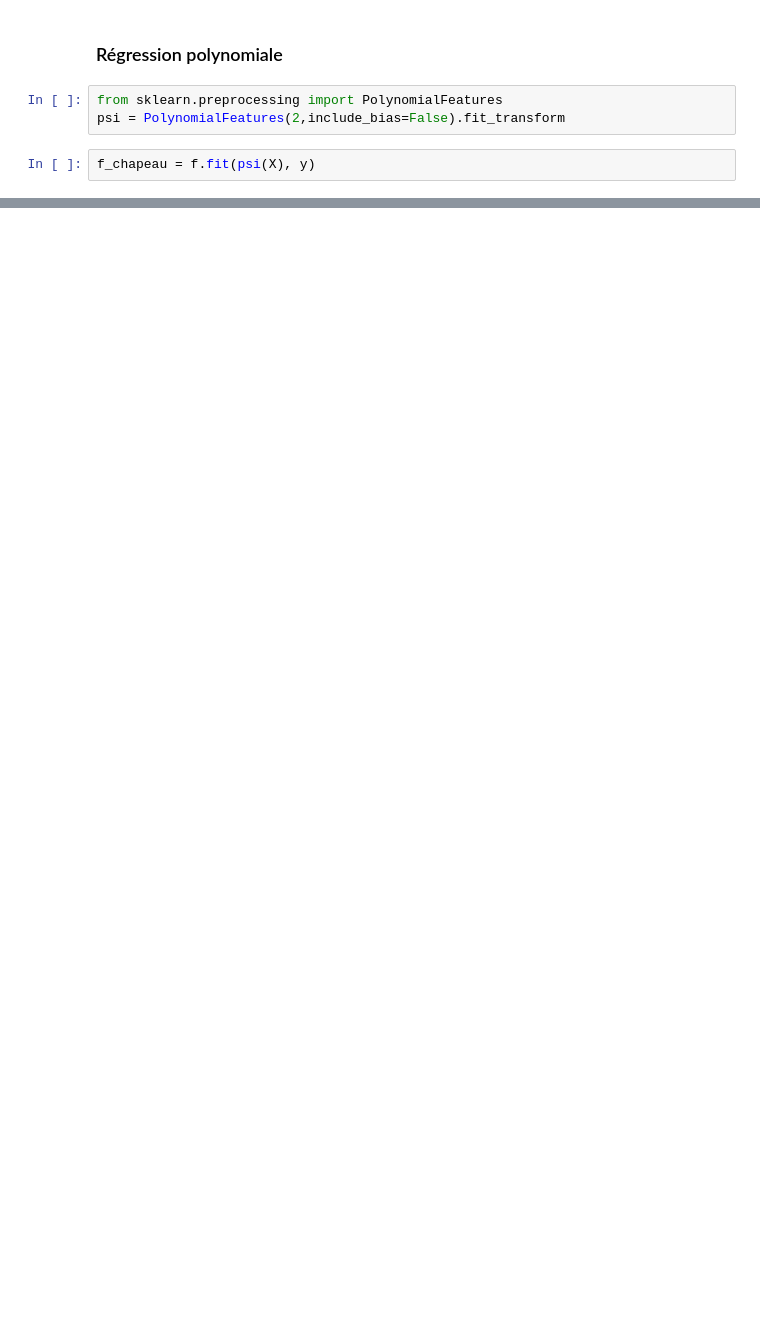
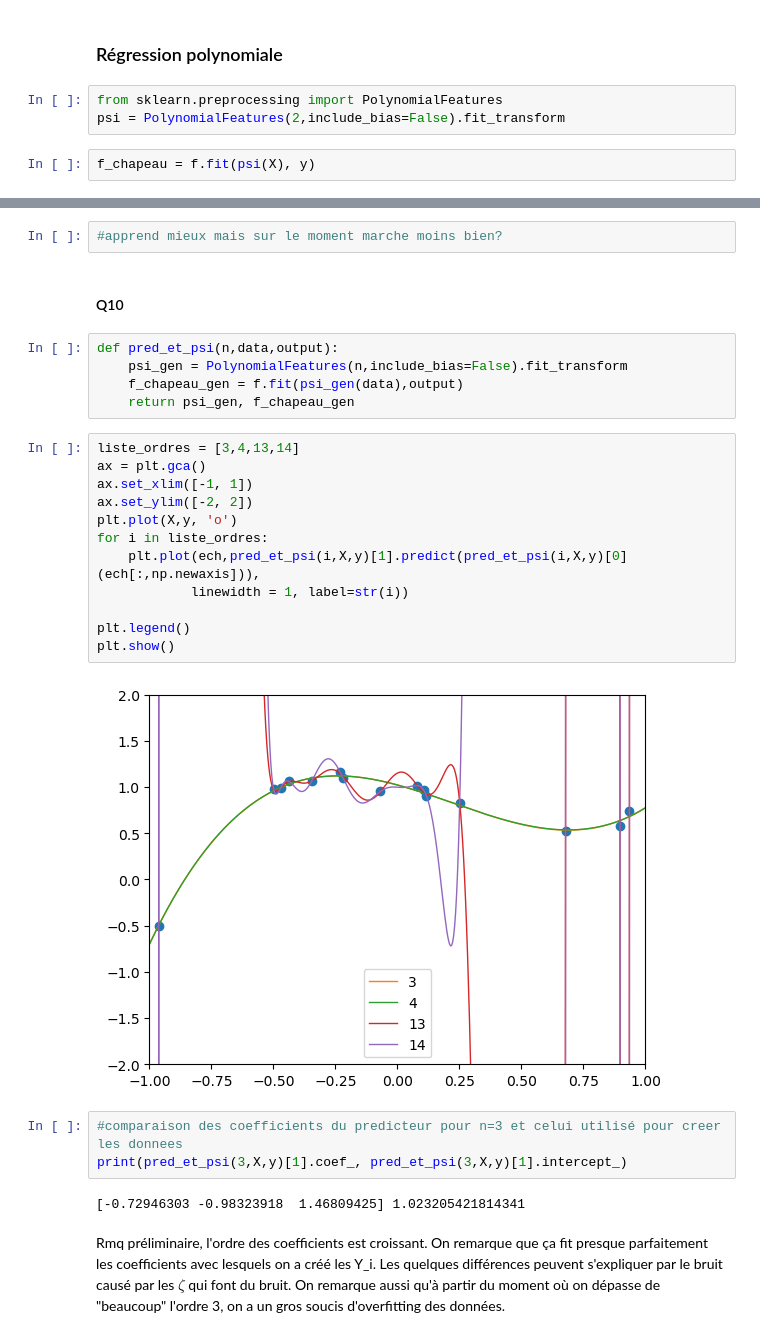
Before and after one commit to tpaquier/machine_learning_2A, a Jupyter notebook: Part_I_OLS.ipynb, the cells around one changed output, grey strips where cells are left out. Saved outputs shown, nothing was run; the diff lists cells and outputs as text; blank space fills up the shorter version.

Commit message:
Suite et fin de l'exo 1, reste à voir problème d'overfitting à la fin

```diff
--- a/ML_TP2.ipynb
+++ b/Part_I_OLS.ipynb
@@ -372,0 +401,33 @@ f_chapeau.coef_[0]
+# %%
+#apprend mieux mais sur le moment marche moins bien?
+# %% [markdown]
+#### Q10
+# %%
+def pred_et_psi(n,data,output):
+    psi_gen = PolynomialFeatures(n,include_bias=False).fit_transform
+    f_chapeau_gen = f.fit(psi_gen(data),output)
+    return psi_gen, f_chapeau_gen
+# %%
+liste_ordres = [3,4,13,14]
+ax = plt.gca()
+ax.set_xlim([-1, 1])
+ax.set_ylim([-2, 2])
+plt.plot(X,y, 'o')
+for i in liste_ordres:
+    plt.plot(ech,pred_et_psi(i,X,y)[1].predict(pred_et_psi(i,X,y)[0](ech[:,np.newaxis])),
+            linewidth = 1, label=str(i))
+
+plt.legend()
+plt.show()
+# %% [output]
+[figure, added]
+# %%
+#comparaison des coefficients du predicteur pour n=3 et celui utilisé pour creer les donnees
+print(pred_et_psi(3,X,y)[1].coef_, pred_et_psi(3,X,y)[1].intercept_)
+# %% [output]
+[-0.72946303 -0.98323918  1.46809425] 1.023205421814341
+# %% [markdown]
+Rmq préliminaire, l'ordre des coefficients est croissant.
+On remarque que ça fit presque parfaitement les coefficients avec lesquels on a créé les Y_i.
+Les quelques différences peuvent s'expliquer par le bruit causé par les $\zeta$ qui font du bruit.
+On remarque aussi qu'à partir du moment où on dépasse de "beaucoup" l'ordre 3, on a un gros soucis d'overfitting des données.
```
Also changed, not shown: parts of 23 cells of this notebook.
